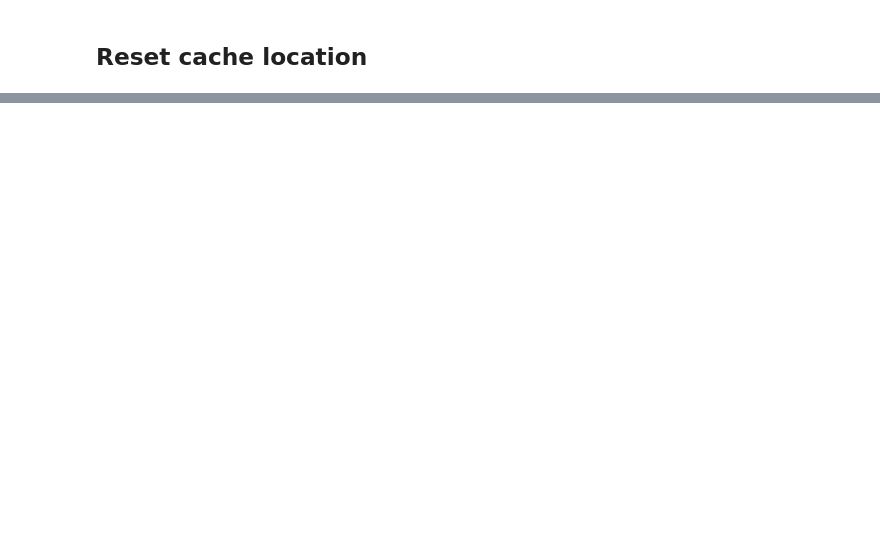
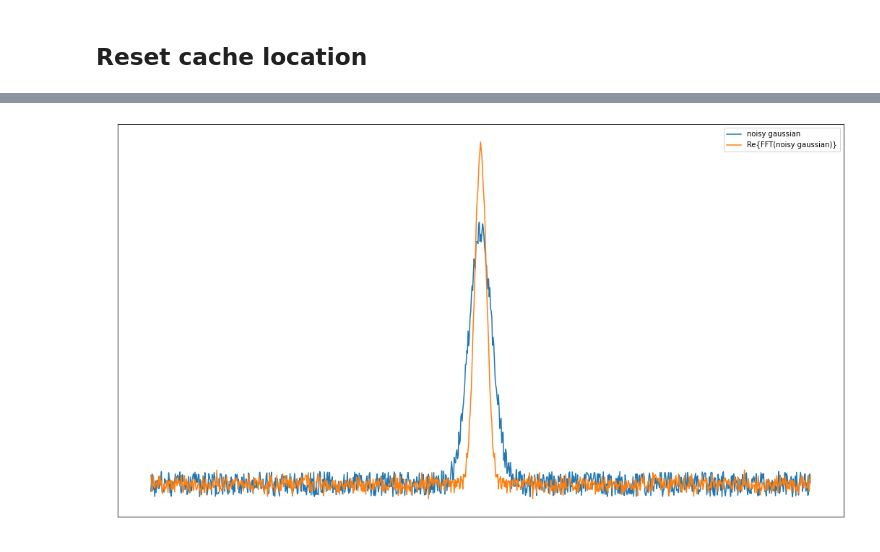
Before and after one commit to tommychinwj/HI_characterization, a Jupyter notebook: Experiment_code.ipynb, the cells around one changed output, grey strips where cells are left out. Saved outputs shown, nothing was run; the diff lists cells and outputs as text; code cells hidden in the pictures; blank space fills up the shorter version.

```diff
--- a/Experiment_code.ipynb
+++ b/Experiment_code.ipynb
@@ -1087,0 +999,18 @@ plt.plot(x, f1s, '--', label='Linear interpolate')
+# %%
+x = np.linspace(-10, 10, 10**3+1)
+noise = (np.random.rand(len(x))-0.5)*10**-1
+gaussian = np.exp(-(x/0.5)**2)
+noisy_gaussian = np.exp(-(x/0.5)**2) + noise
+Re_FFT = 0.03*np.real(np.fft.fftshift(np.fft.fft(np.fft.fftshift(noisy_gaussian))))
+Re_FFT_split = 0.03*(np.real(np.fft.fftshift(np.fft.fft(np.fft.fftshift(gaussian)))) + np.real(np.fft.fftshift(np.fft.fft(np.fft.fftshift(noise)))))
+Im_FFT = 0.1*np.imag(np.fft.fftshift(np.fft.fft(np.fft.fftshift(noisy_gaussian))))
+# %%
+plt.figure(figsize=(18,10))
+plt.plot(x, noisy_gaussian, label='noisy gaussian')
+plt.plot(x, Re_FFT, label='Re{FFT(noisy gaussian)}')
+# plt.plot(x, Re_FFT_split, '--', label='Re{FFT(gaussian) + FFT(noise)}')
+# plt.plot(x, Im_FFT, label='Im{FFT(noisy gaussian)}')
+plt.legend()
+plt.tick_params(labelcolor='white', color='white')
+# %% [output]
+[figure, added]
```
Also changed, not shown: parts of 67 cells of this notebook, 1 other file.
